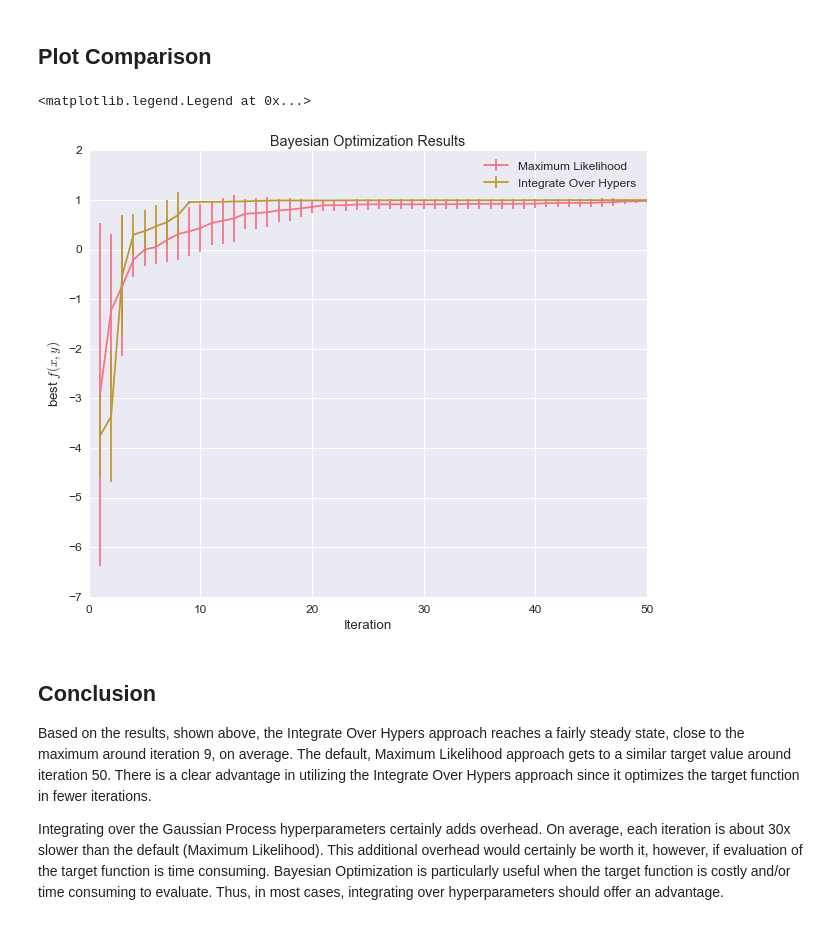
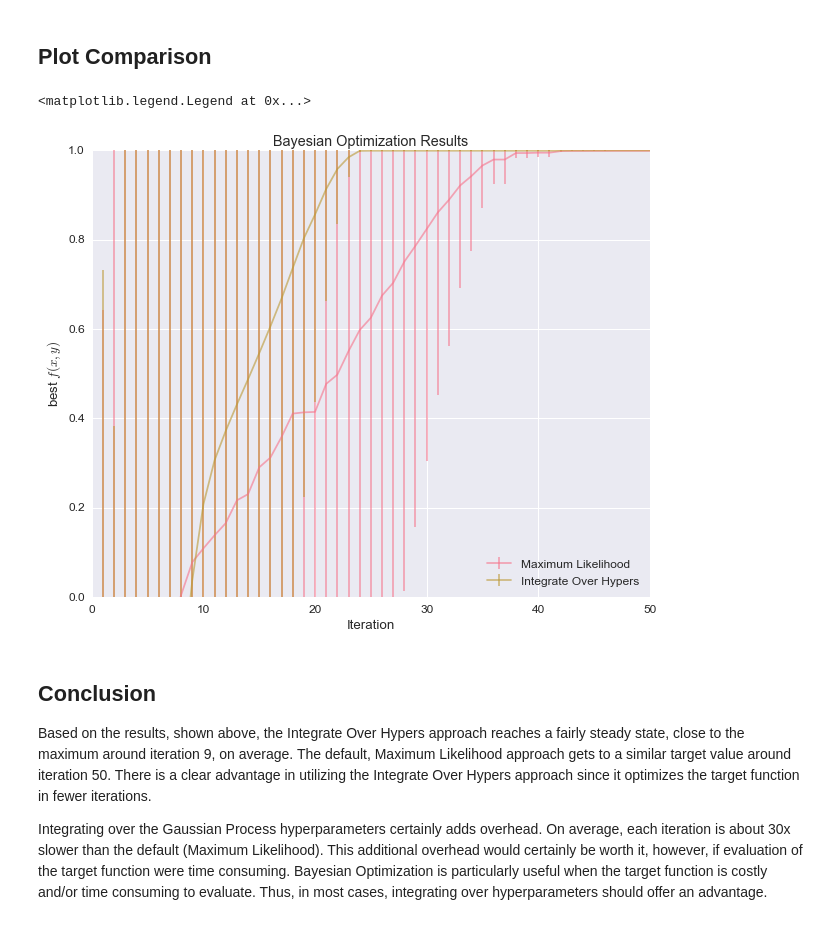
Before and after one commit to avonmoll/BayesianOptimization, a Jupyter notebook: examples/comparison.ipynb, the cells around one changed output. Saved outputs shown, nothing was run; the diff lists cells and outputs as text; code cells hidden in the pictures.

```diff
--- a/examples/comparison.ipynb
+++ b/examples/comparison.ipynb
@@ -54,22 +55,21 @@ run = False
 if run:
     n_repititions = 10
     n_iter = 50
+    init_points = 2
     bo_ML_list = []
     bo_int_list = []
 
-    for i in range(20):
+    for i in xrange(n_repititions):
         random_state = np.random.get_state()
         bo_ML = BayesianOptimization(func, bounds, verbose=0)
-        bo_ML.initialize({-func(1,0): {'x': 1, 'y': 0}, func(1,1.5): {'x': 1, 'y': 1.5}})
-        bo_ML.maximize(init_points=0, n_iter=n_iter)
-        bo_ML_list.append(bo_ML)
+        bo_ML.maximize(init_points=init_points, n_iter=n_iter)
+        bo_ML_list.append(bo_ML.res)
 
         # Ensure the two approaches start from the same random number generator state
         np.random.set_state(random_state)
         bo_int = BayesianOptimization(func, bounds, verbose=0)
-        bo_int.initialize({-func(1,0): {'x': 1, 'y': 0}, func(1,1.5): {'x': 1, 'y': 1.5}})
-        bo_int.maximize(init_points=0, n_iter=n_iter, integrateOverHypers=True)
-        bo_int_list.append(bo_int)
+        bo_int.maximize(init_points=init_points, n_iter=n_iter, integrateOverHypers=True)
+        bo_int_list.append(bo_int.res)
 
     # Store the results since this will take a long time to run
     fi = open("comparison_results.p", "w")
@@ -87,31 +87,29 @@ if not run:
     fi.close()
 
     n_repititions = len(bo_ML_list)
-    n_iter = len(bo_ML_list[0].res['all']['values'])
+    n_iter = len(bo_ML_list[0]['all']['values'])
 # %%
-def best_so_far(bo_list, n_iter):
+def best_so_far(bo_list):
     """
-    Generate an arrays containing the mean and standard deviation of the best target value found as a function of iteration.
+    Generate arrays containing the mean and standard deviation of the best target value found as a function of iteration.
     Useful for plotting performance results.
 
     Parameters
     ----------
-    bo_list : list of BayesianOptimization objects
-    n_iter : int,
-        number of maximization iterations completed
+    bo_list : list of BayesianOptimization.res dicts
 
     Returns
     -------
     mean : ndarray, shape (n_iter,)
         mean (across each Bayesian Optimiztion) of the best target value found as a function of iteration
     std : ndarray, shape (n_iter,)
-        standard deviation (across each Bayesian Optimiztion) of the best target value found as a function of iteration
+        standard deviation (across each Bayesian Optimization) of the best target value found as a function of iteration
     """
-    results = np.zeros((len(bo_list), n_iter))
+    results = np.zeros((len(bo_list), len(bo_list[0]['all']['values'])))
     for rep in xrange(len(bo_list)):
         bestSoFar = -np.inf
         for it in xrange(n_iter):
-            val = bo_list[rep].res['all']['values'][it]
+            val = bo_list[rep]['all']['values'][it]
             if val > bestSoFar:
                 results[rep, it] = val
                 bestSoFar = val
@@ -120,5 +118,5 @@ def best_so_far(bo_list, n_iter):
 
     return np.mean(results, axis=0), np.std(results, axis=0)
 # %%
-int_mean, int_std = best_so_far(bo_int_list, n_iter)
-ML_mean, ML_std = best_so_far(bo_ML_list, n_iter)
+int_mean, int_std = best_so_far(bo_int_list)
+ML_mean, ML_std = best_so_far(bo_ML_list)
@@ -126,18 +135,24 @@ ML_mean, ML_std = best_so_far(bo_ML_list, n_iter)
 ## Plot Comparison
 # %%
 fig, ax = plt.subplots(**{'figsize':(10,8)})
-ax.errorbar(range(1,n_iter/2+1), ML_mean[:50], yerr=ML_std[:50], label='Maximum Likelihood')
-ax.errorbar(range(1,n_iter/2+1), int_mean[:50], yerr=int_std[:50], label='Integrate Over Hypers')
+ax.errorbar(range(1,n_iter+1), ML_mean, yerr=ML_std, label='Maximum Likelihood', alpha=0.6)
+ax.errorbar(range(1,n_iter+1), int_mean, yerr=int_std, label='Integrate Over Hypers', alpha=0.6)
+# try:
+#     ax.errorbar(range(1,n_iter+1), ML_mean_old[:n_iter], yerr=ML_std_old[:n_iter], label='Maximum Likelihood (OLD)')
+#     ax.errorbar(range(1,n_iter+1), int_mean_old[:n_iter], yerr=int_std_old[:n_iter], label='Integrate Over Hypers (OLD)')
+# except:
+#     pass
+ax.set_ylim([0,1])
 plt.title('Bayesian Optimization Results')
 plt.xlabel('Iteration')
 plt.ylabel('best $f(x,y)$')
-ax.legend()
+ax.legend(loc='best')
 # %% [output]
 <matplotlib.legend.Legend at 0x...>
-[figure, old version]
+[figure, new version]
 # %% [markdown]
 ## Conclusion
 
 Based on the results, shown above, the Integrate Over Hypers approach reaches a fairly steady state, close to the maximum around iteration 9, on average. The default, Maximum Likelihood approach gets to a similar target value around iteration 50. There is a clear advantage in utilizing the Integrate Over Hypers approach since it optimizes the target function in fewer iterations.
 
-Integrating over the Gaussian Process hyperparameters certainly adds overhead. On average, each iteration is about 30x slower than the default (Maximum Likelihood). This additional overhead would certainly be worth it, however, if evaluation of the target function is time consuming. Bayesian Optimization is particularly useful when the target function is costly and/or time consuming to evaluate. Thus, in most cases, integrating over hyperparameters should offer an advantage.
+Integrating over the Gaussian Process hyperparameters certainly adds overhead. On average, each iteration is about 30x slower than the default (Maximum Likelihood). This additional overhead would certainly be worth it, however, if evaluation of the target function were time consuming. Bayesian Optimization is particularly useful when the target function is costly and/or time consuming to evaluate. Thus, in most cases, integrating over hyperparameters should offer an advantage.
```
Also changed, not shown: parts of 4 cells of this notebook, 3 other files.
